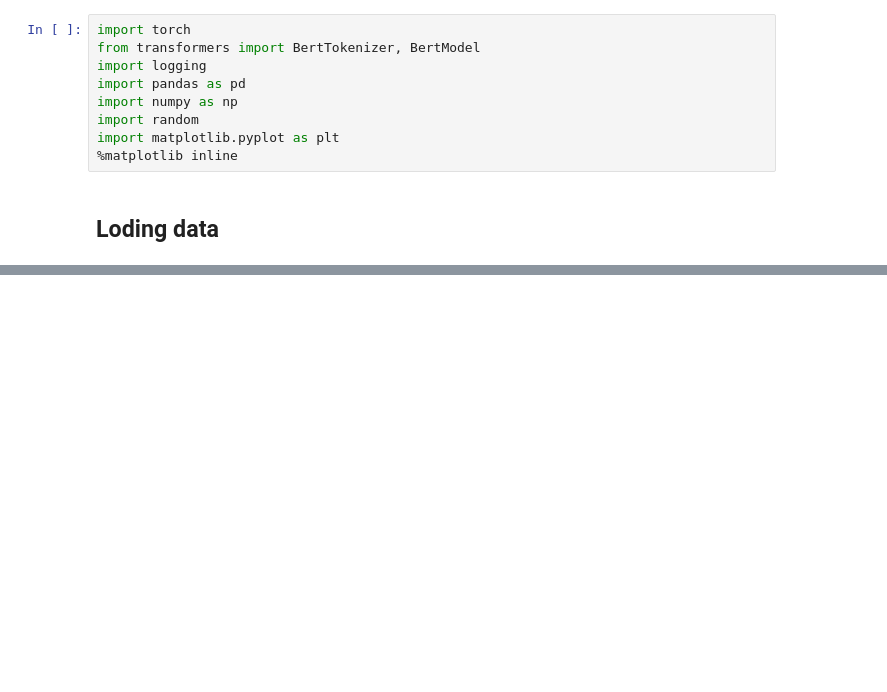
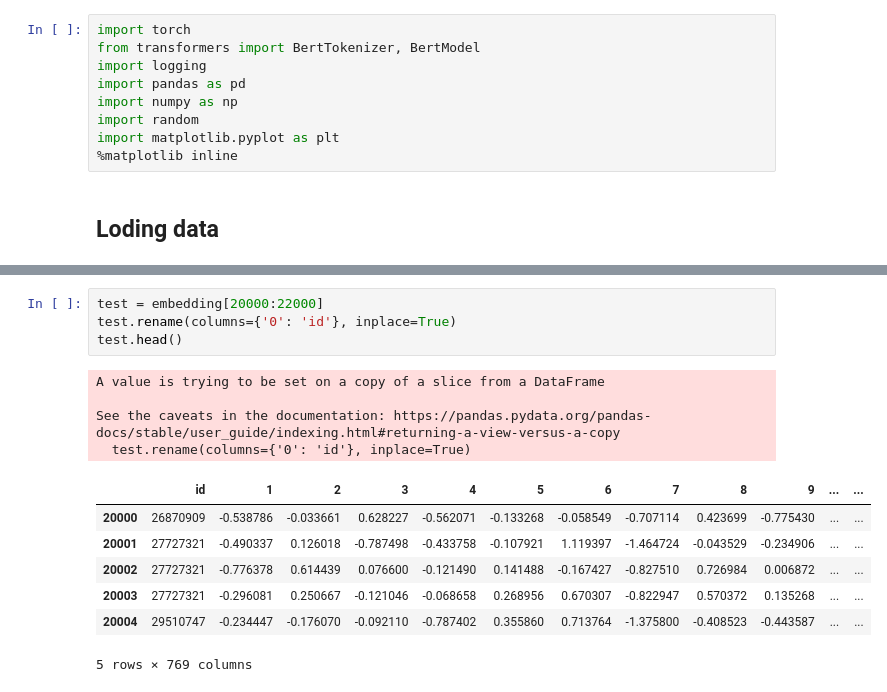
Before and after one commit to xuqianyi/SPH6004_group_assignment, a Jupyter notebook: 6004_text.ipynb, the cells around one changed output, grey strips where cells are left out. Saved outputs shown, nothing was run; the diff lists cells and outputs as text; blank space fills up the shorter version.

```diff
--- a/6004_text.ipynb
+++ b/6004_text.ipynb
@@ -124,0 +212,16 @@ res.to_csv('pubmedbert_embedding.csv')
+# %%
+test = embedding[20000:22000]
+test.rename(columns={'0': 'id'}, inplace=True)
+test.head()
+# %% [output]
+A value is trying to be set on a copy of a slice from a DataFrame
+
+See the caveats in the documentation: https://pandas.pydata.org/pandas-docs/stable/user_guide/indexing.html#returning-a-view-versus-a-copy
+  test.rename(columns={'0': 'id'}, inplace=True)
+|  | id | 1 | 2 | 3 | 4 | 5 | 6 | 7 | 8 | 9 | ... | ... |
+| 20000 | 26870909 | -0.538786 | -0.033661 | 0.628227 | -0.562071 | -0.133268 | -0.058549 | -0.707114 | 0.423699 | -0.775430 | ... | ... |
+| 20001 | 27727321 | -0.490337 | 0.126018 | -0.787498 | -0.433758 | -0.107921 | 1.119397 | -1.464724 | -0.043529 | -0.234906 | ... | ... |
+| 20002 | 27727321 | -0.776378 | 0.614439 | 0.076600 | -0.121490 | 0.141488 | -0.167427 | -0.827510 | 0.726984 | 0.006872 | ... | ... |
+| 20003 | 27727321 | -0.296081 | 0.250667 | -0.121046 | -0.068658 | 0.268956 | 0.670307 | -0.822947 | 0.570372 | 0.135268 | ... | ... |
+| 20004 | 29510747 | -0.234447 | -0.176070 | -0.092110 | -0.787402 | 0.355860 | 0.713764 | -1.375800 | -0.408523 | -0.443587 | ... | ... |
+5 rows × 769 columns
```
Also changed, not shown: parts of 25 cells of this notebook.
